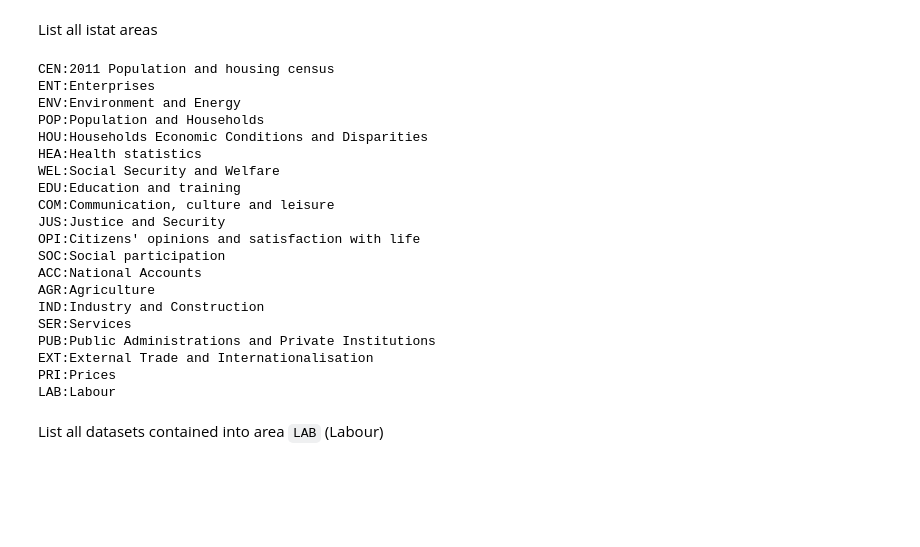
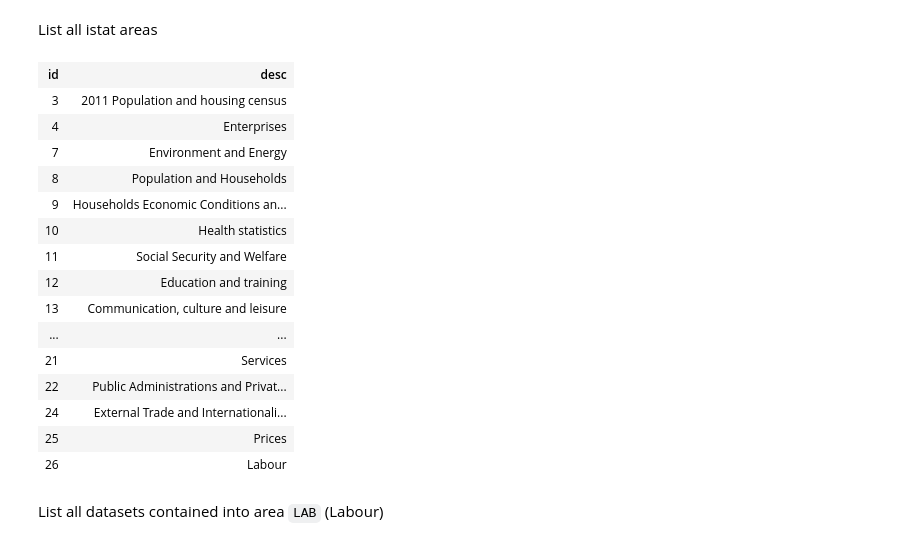
Before and after one commit to 26fe/jsonstat.py, a Jupyter notebook: istat-notebooks/istat_unemployment.ipynb, the cells around one changed output. Drawn from its saved outputs; the diff is of its cells as text; code cells hidden in the pictures; blank space fills up the shorter version.

```diff
--- a/istat-notebooks/istat_unemployment.ipynb
+++ b/istat-notebooks/istat_unemployment.ipynb
@@ -20,30 +21,25 @@ print("cache_dir is '{}'".format(istat.cache_dir()))
 cache_dir is '/Users/26fe_nas/gioprj.on_mac/prj.python/jsonstat.py/tmp/istat_cached'
 # %% [markdown]
 List all istat areas
-# %%
-for istat_area in istat.areas():
-    print(istat_area)
-# %% [output]
-CEN:2011 Population and housing census
-ENT:Enterprises
-ENV:Environment and Energy
-POP:Population and Households
-HOU:Households Economic Conditions and Disparities
-HEA:Health statistics
-WEL:Social Security and Welfare
-EDU:Education and training
-COM:Communication, culture and leisure
-JUS:Justice and Security
-OPI:Citizens' opinions and satisfaction with life
-SOC:Social participation
-ACC:National Accounts
-AGR:Agriculture
-IND:Industry and Construction
-SER:Services
-PUB:Public Administrations and Private Institutions
-EXT:External Trade and Internationalisation
-PRI:Prices
-LAB:Labour
+# %%
+HTML(istat.areas_as_html())
+# %% [output]
+| id | desc |
+| 3 | 2011 Population and housing census |
+| 4 | Enterprises |
+| 7 | Environment and Energy |
+| 8 | Population and Households |
+| 9 | Households Economic Conditions an... |
+| 10 | Health statistics |
+| 11 | Social Security and Welfare |
+| 12 | Education and training |
+| 13 | Communication, culture and leisure |
+| ... | ... |
+| 21 | Services |
+| 22 | Public Administrations and Privat... |
+| 24 | External Trade and Internationali... |
+| 25 | Prices |
+| 26 | Labour |
 # %% [markdown]
 List all datasets contained into area `LAB` (Labour)
 # %%
```
Also changed, not shown: parts of 11 cells of this notebook, 1 other file.
